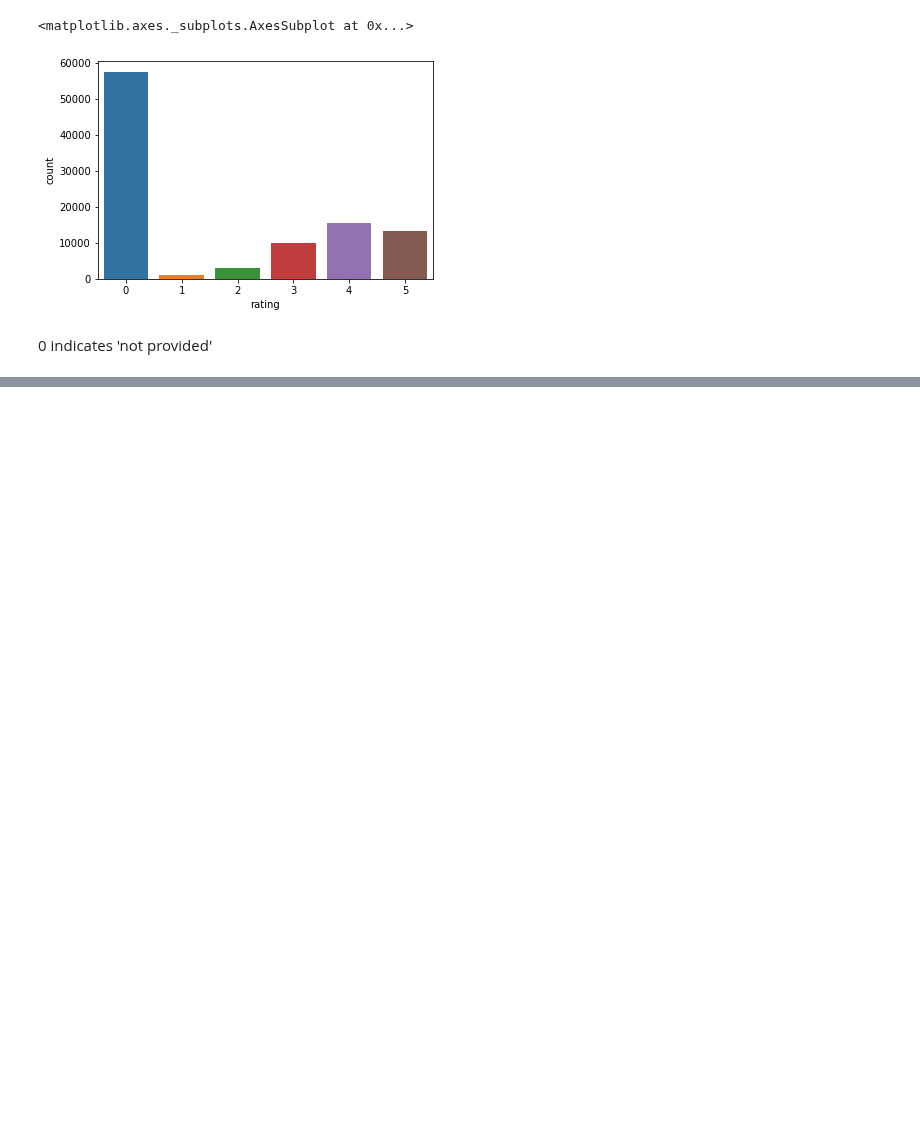
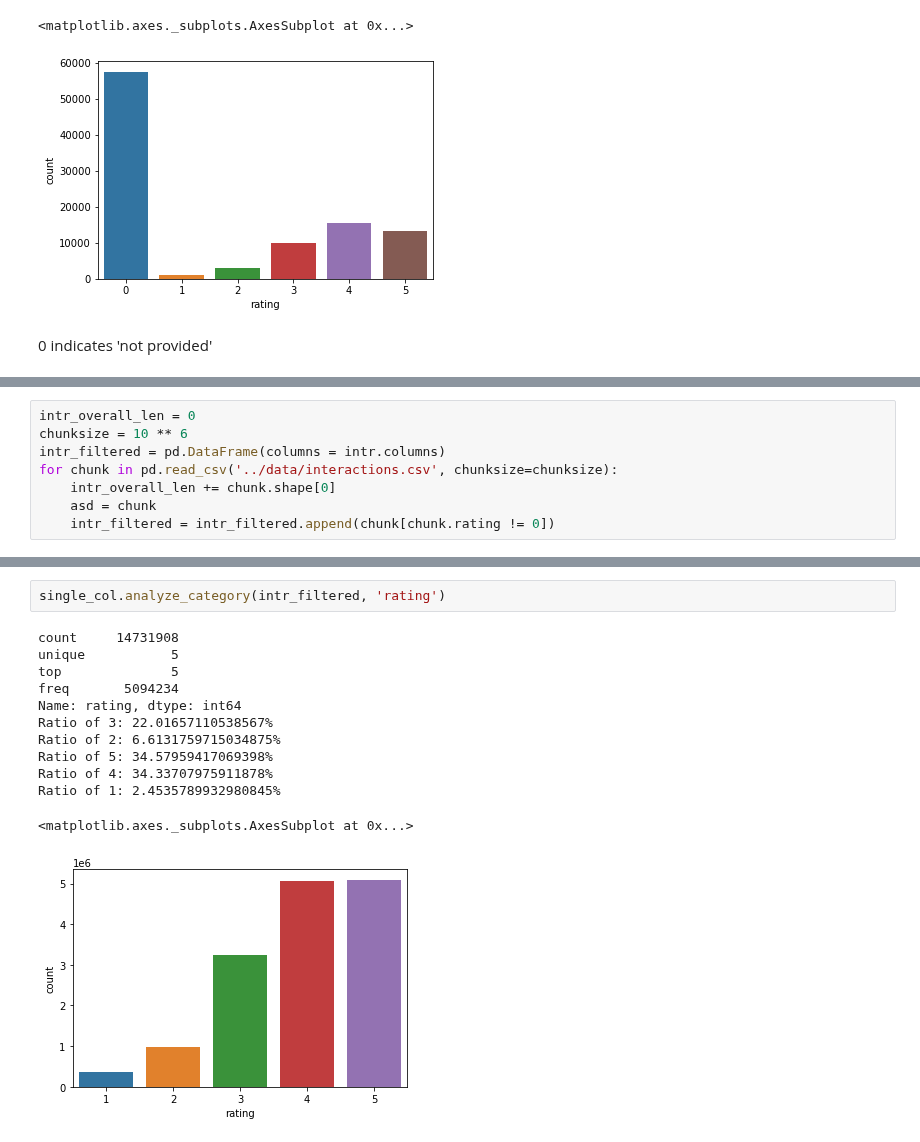
Before and after one commit to Pomichal/oznal-project, a Jupyter notebook: notebooks/DataAnalysis.ipynb, the cells around one changed output, grey strips where cells are left out. Saved outputs shown, nothing was run; the diff lists cells and outputs as text; blank space fills up the shorter version.

Commit message:
ADD: interaction analysis without zeros

```diff
--- a/notebooks/DataAnalysis.ipynb
+++ b/notebooks/DataAnalysis.ipynb
@@ -1023,0 +1026,8 @@ author: number of books, average rating, number of ratings(?), ...
+# %%
+intr_overall_len = 0
+chunksize = 10 ** 6
+intr_filtered = pd.DataFrame(columns = intr.columns)
+for chunk in pd.read_csv('../data/interactions.csv', chunksize=chunksize):
+    intr_overall_len += chunk.shape[0]
+    asd = chunk
+    intr_filtered = intr_filtered.append(chunk[chunk.rating != 0])
@@ -1023,0 +1065,15 @@ author: number of books, average rating, number of ratings(?), ...
+# %%
+single_col.analyze_category(intr_filtered, 'rating')
+# %% [output]
+count     14731908
+unique           5
+top              5
+freq       5094234
+Name: rating, dtype: int64
+Ratio of 3: 22.01657110538567%
+Ratio of 2: 6.6131759715034875%
+Ratio of 5: 34.57959417069398%
+Ratio of 4: 34.33707975911878%
+Ratio of 1: 2.4535789932980845%
+<matplotlib.axes._subplots.AxesSubplot at 0x...>
+[figure, added]
```
Also changed, not shown: parts of 9 cells of this notebook, 5 other files.
